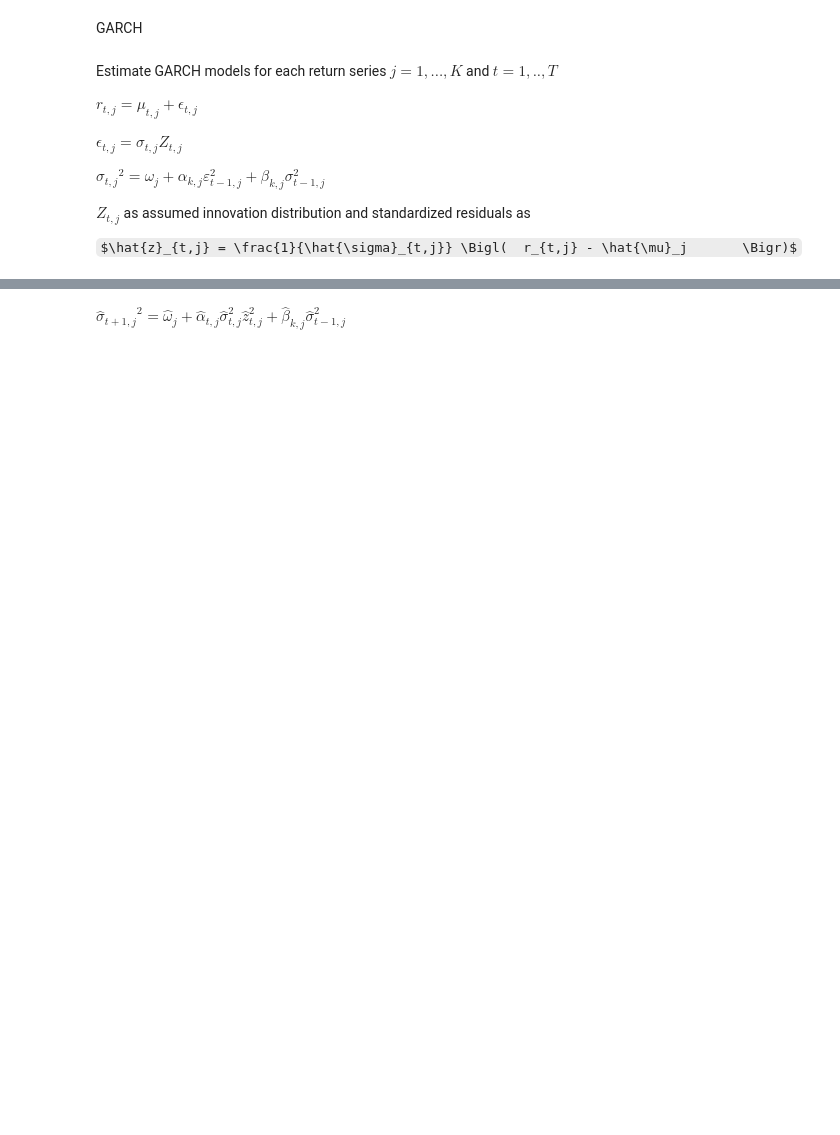
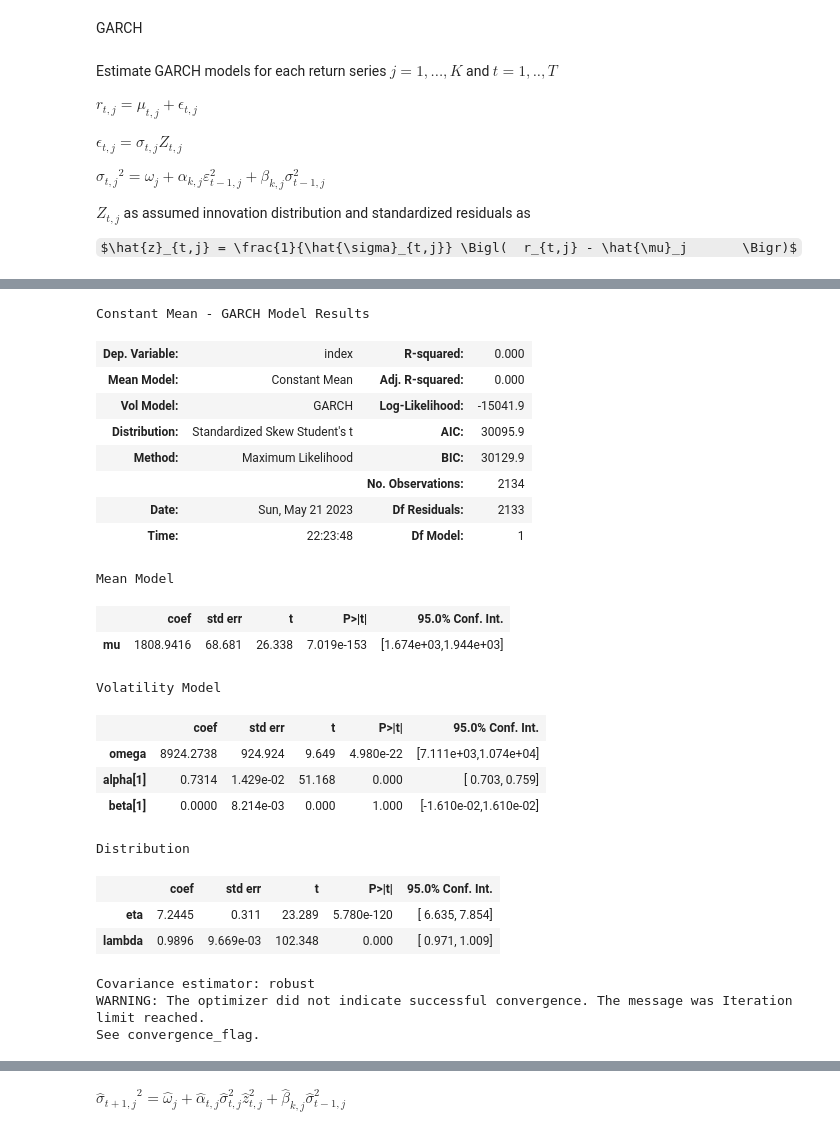
Before and after one commit to memlein/Copula-GARCH-for-Value-at-Risk-Prediction, a Jupyter notebook: VaR.ipynb, the cells around one changed output, grey strips where cells are left out. Saved outputs shown, nothing was run; the diff lists cells and outputs as text; code cells hidden in the pictures; some formulas as TeX source; blank space fills up the shorter version.

```diff
--- a/VaR.ipynb
+++ b/VaR.ipynb
@@ -70,3 +75,5 @@ def fit_model(data):
     res = am.fit()
 
     return res
+# %%
+fitted = fit_model(data.iloc[:,0])
@@ -72,0 +110,27 @@ def fit_model(data):
+# %%
+fitted.summary()
+# %% [output]
+Constant Mean - GARCH Model Results
+| Dep. Variable: | index | R-squared: | 0.000 |
+| Mean Model: | Constant Mean | Adj. R-squared: | 0.000 |
+| Vol Model: | GARCH | Log-Likelihood: | -15041.9 |
+| Distribution: | Standardized Skew Student's t | AIC: | 30095.9 |
+| Method: | Maximum Likelihood | BIC: | 30129.9 |
+|  |  | No. Observations: | 2134 |
+| Date: | Sun, May 21 2023 | Df Residuals: | 2133 |
+| Time: | 22:23:48 | Df Model: | 1 |
+Mean Model
+|  | coef | std err | t | P>|t| | 95.0% Conf. Int. |
+| mu | 1808.9416 | 68.681 | 26.338 | 7.019e-153 | [1.674e+03,1.944e+03] |
+Volatility Model
+|  | coef | std err | t | P>|t| | 95.0% Conf. Int. |
+| omega | 8924.2738 | 924.924 | 9.649 | 4.980e-22 | [7.111e+03,1.074e+04] |
+| alpha[1] | 0.7314 | 1.429e-02 | 51.168 | 0.000 | [ 0.703, 0.759] |
+| beta[1] | 0.0000 | 8.214e-03 | 0.000 | 1.000 | [-1.610e-02,1.610e-02] |
+Distribution
+|  | coef | std err | t | P>|t| | 95.0% Conf. Int. |
+| eta | 7.2445 | 0.311 | 23.289 | 5.780e-120 | [ 6.635, 7.854] |
+| lambda | 0.9896 | 9.669e-03 | 102.348 | 0.000 | [ 0.971, 1.009] |
+Covariance estimator: robust
+WARNING: The optimizer did not indicate successful convergence. The message was Iteration limit reached.
+See convergence_flag.
```
Also changed, not shown: parts of 39 cells of this notebook, 1 other file.
